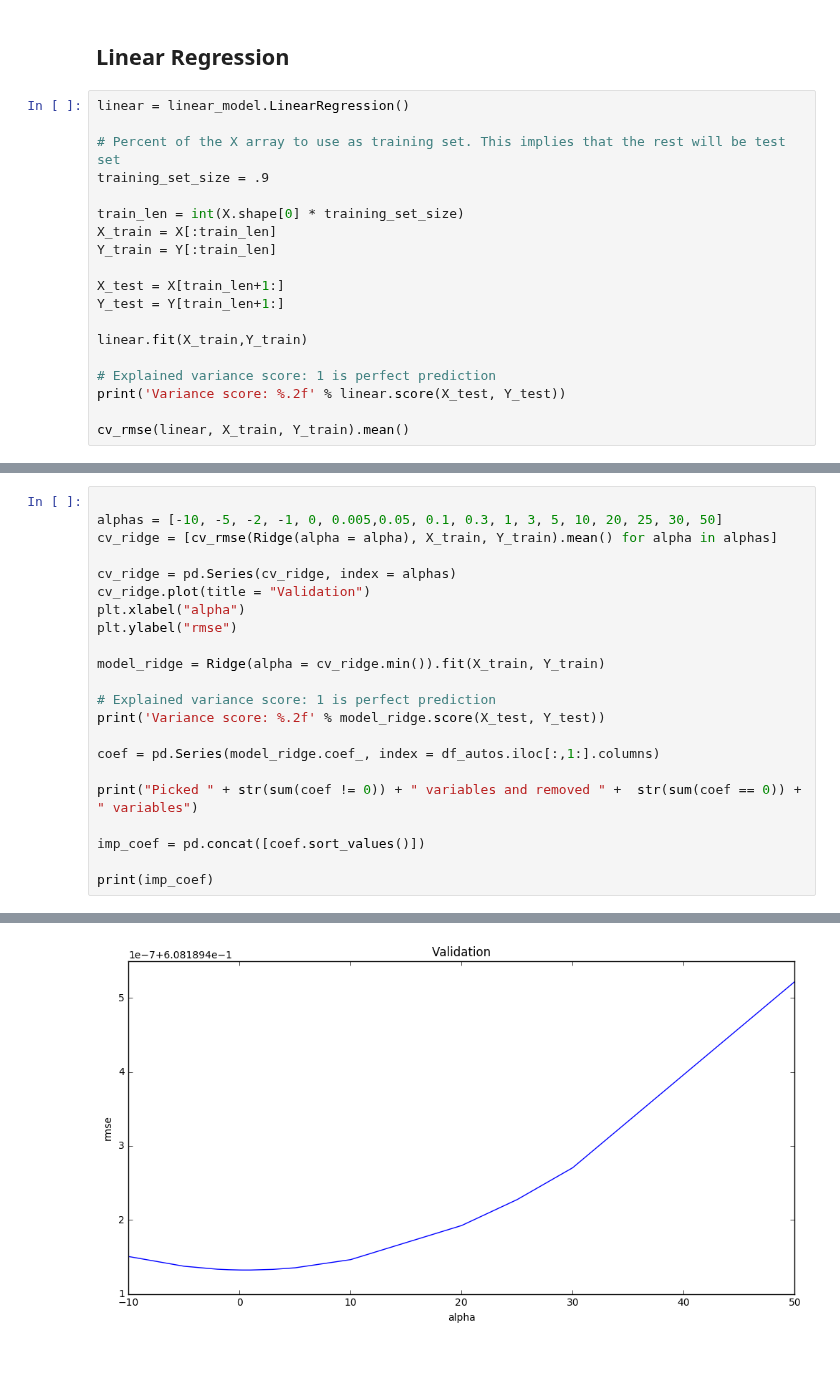
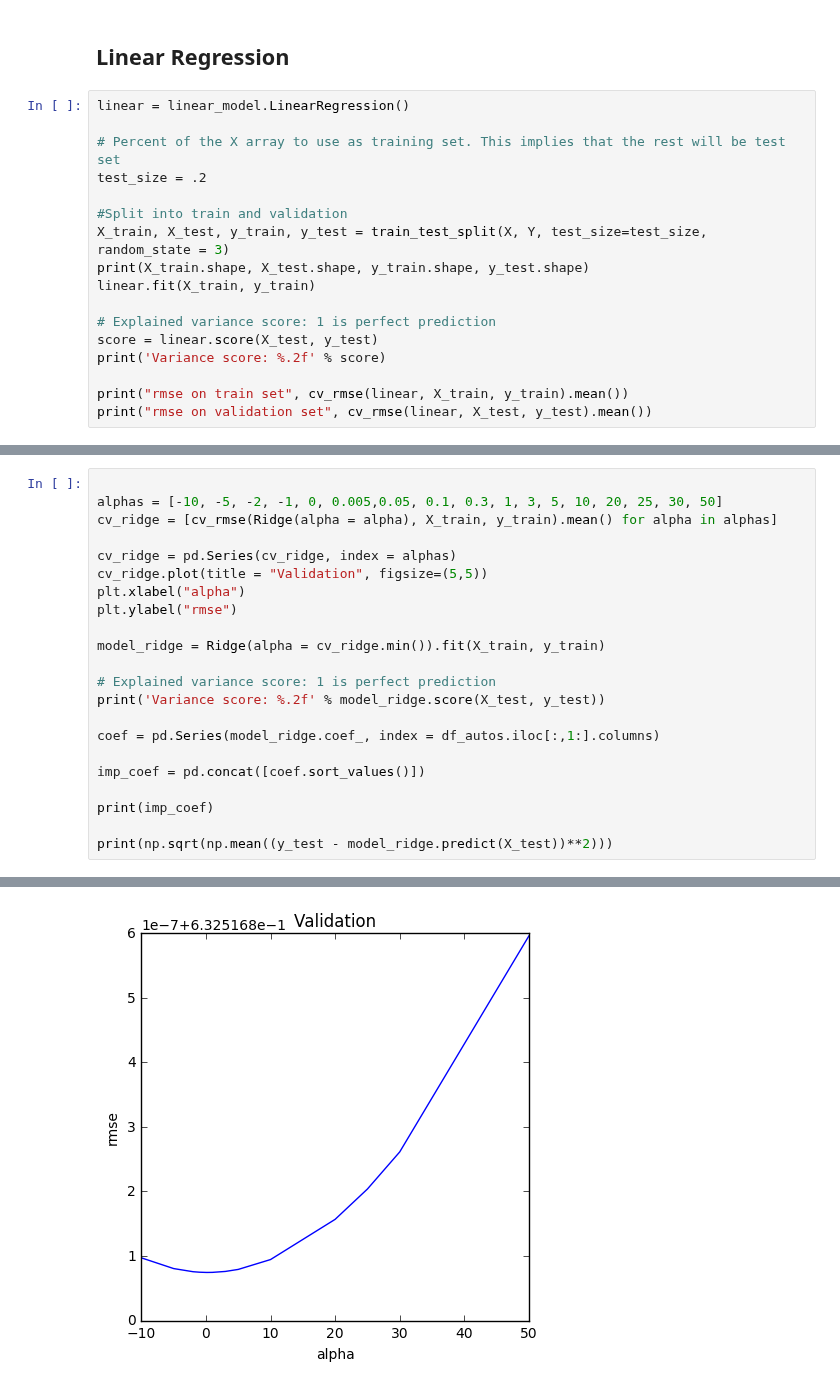
Before and after one commit to ddmng/jupyter-test, a Jupyter notebook: Autos-Copy1.ipynb, the cells around one changed output, grey strips where cells are left out. Cells and saved outputs as stored; diff of their text form; blank space fills up the shorter version.

```diff
--- a/Autos-Copy1.ipynb
+++ b/Autos-Copy1.ipynb
@@ -196,19 +208,17 @@ def cv_rmse(model, x, y):
 linear = linear_model.LinearRegression()
 
 # Percent of the X array to use as training set. This implies that the rest will be test set
-training_set_size = .9
+test_size = .2
 
-train_len = int(X.shape[0] * training_set_size)
-X_train = X[:train_len]
-Y_train = Y[:train_len]
-
-X_test = X[train_len+1:]
-Y_test = Y[train_len+1:]
-
-linear.fit(X_train,Y_train)
+#Split into train and validation
+X_train, X_test, y_train, y_test = train_test_split(X, Y, test_size=test_size, random_state = 3)
+print(X_train.shape, X_test.shape, y_train.shape, y_test.shape)
+linear.fit(X_train, y_train)
 
 # Explained variance score: 1 is perfect prediction
-print('Variance score: %.2f' % linear.score(X_test, Y_test))
+score = linear.score(X_test, y_test)
+print('Variance score: %.2f' % score)
 
-cv_rmse(linear, X_train, Y_train).mean()
+print("rmse on train set", cv_rmse(linear, X_train, y_train).mean())
+print("rmse on validation set", cv_rmse(linear, X_test, y_test).mean())
 # %% [output]
@@ -219,24 +318,24 @@ Variance score: 0.68
 # %%
 
 alphas = [-10, -5, -2, -1, 0, 0.005,0.05, 0.1, 0.3, 1, 3, 5, 10, 20, 25, 30, 50]
-cv_ridge = [cv_rmse(Ridge(alpha = alpha), X_train, Y_train).mean() for alpha in alphas]
+cv_ridge = [cv_rmse(Ridge(alpha = alpha), X_train, y_train).mean() for alpha in alphas]
 
 cv_ridge = pd.Series(cv_ridge, index = alphas)
-cv_ridge.plot(title = "Validation")
+cv_ridge.plot(title = "Validation", figsize=(5,5))
 plt.xlabel("alpha")
 plt.ylabel("rmse")
 
-model_ridge = Ridge(alpha = cv_ridge.min()).fit(X_train, Y_train)
+model_ridge = Ridge(alpha = cv_ridge.min()).fit(X_train, y_train)
 
 # Explained variance score: 1 is perfect prediction
-print('Variance score: %.2f' % model_ridge.score(X_test, Y_test))
+print('Variance score: %.2f' % model_ridge.score(X_test, y_test))
 
 coef = pd.Series(model_ridge.coef_, index = df_autos.iloc[:,1:].columns)
-
-print("Picked " + str(sum(coef != 0)) + " variables and removed " +  str(sum(coef == 0)) + " variables")
 
 imp_coef = pd.concat([coef.sort_values()])
 
 print(imp_coef)
+
+print(np.sqrt(np.mean((y_test - model_ridge.predict(X_test))**2)))
 # %% [output]
 Variance score: 0.68
@@ -255 +354 @@ dtype: float64
-[figure, old version]
+[figure, new version]
```
Also changed, not shown: parts of 26 cells of this notebook.
